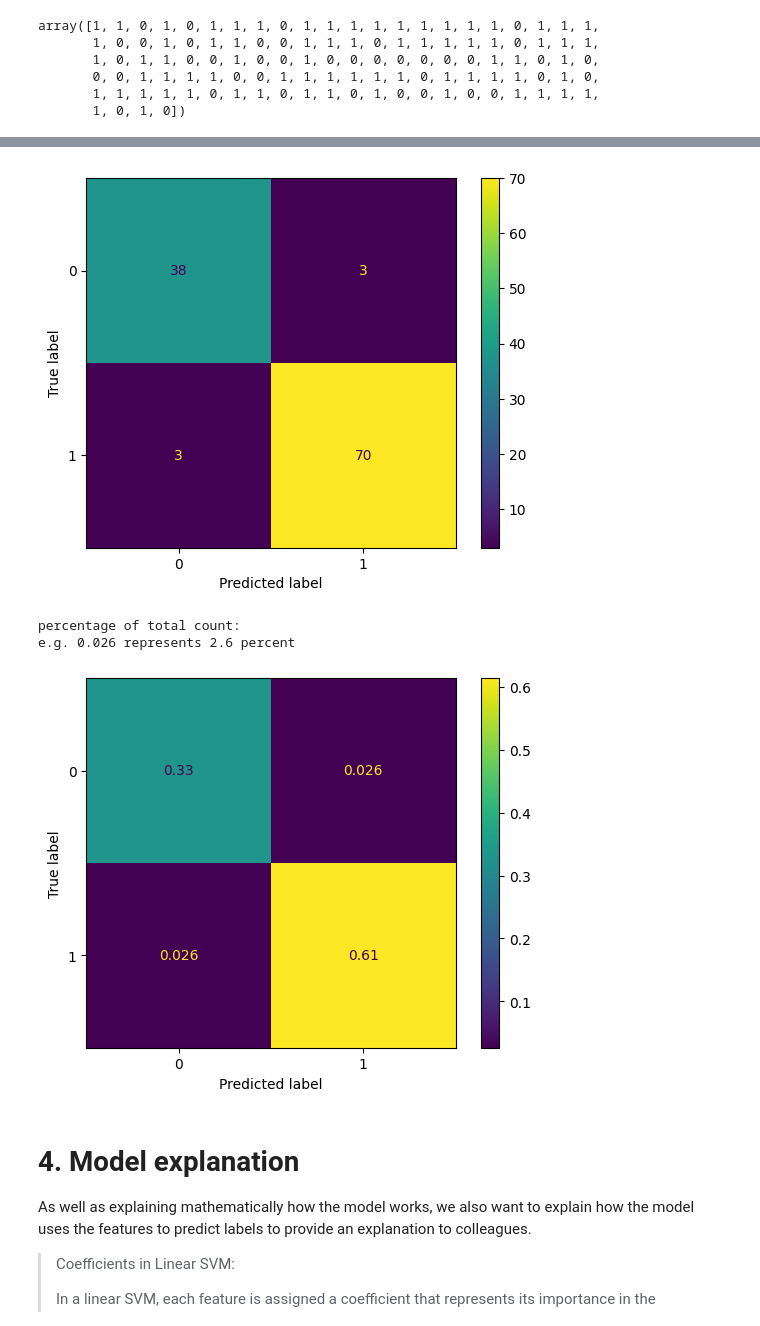
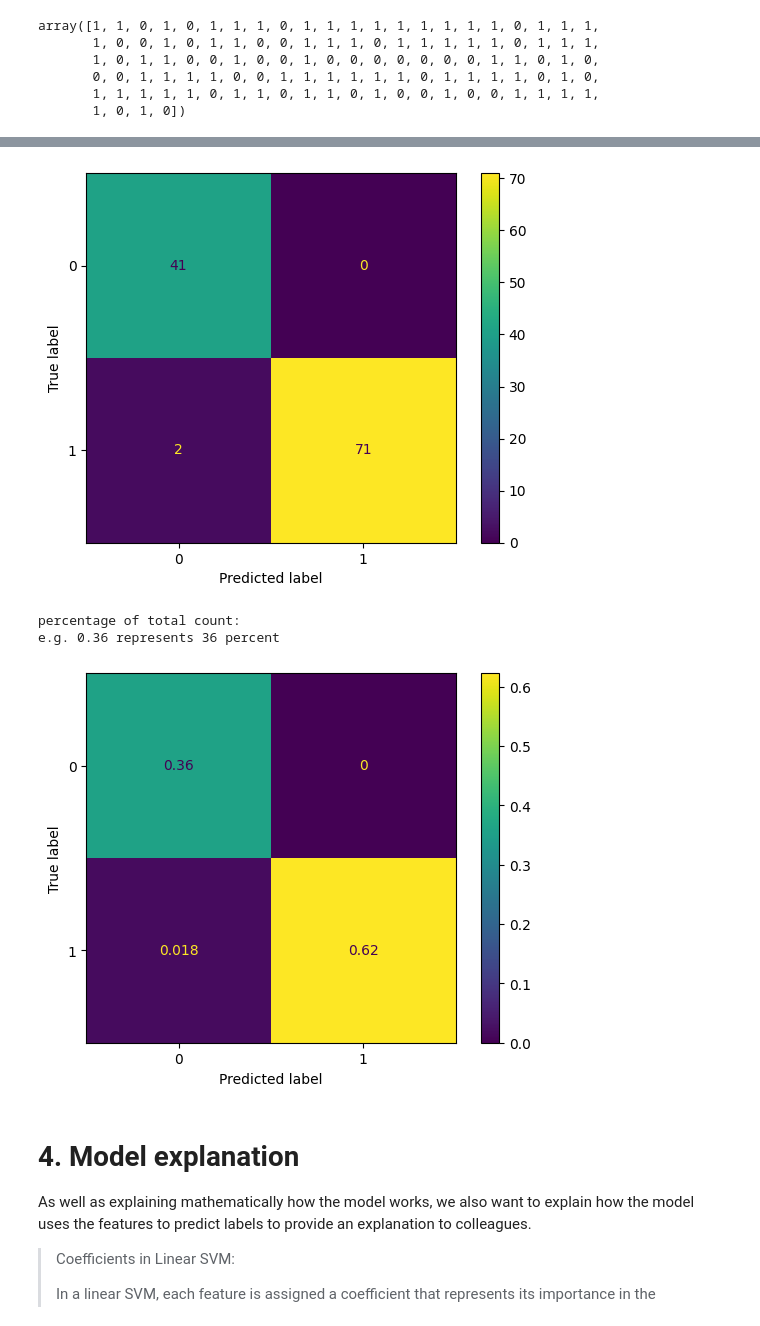
Before and after one commit to LearnTech-ssam/techtalk_aimodel, a Jupyter notebook: Tech_Talk_AI_Model.ipynb, the cells around one changed output, grey strips where cells are left out. Cells and saved outputs as stored; diff of their text form; code cells hidden in the pictures.

```diff
--- a/Tech_Talk_AI_Model.ipynb
+++ b/Tech_Talk_AI_Model.ipynb
@@ -479,16 +479,10 @@ More information about this algorithm and its hyperparameters can be found throu
 - https://www.analyticsvidhya.com/blog/2021/04/insight-into-svm-support-vector-machine-along-with-code/
 - https://link.springer.com/protocol/10.1007/978-1-60327-241-4_13 (if you are able to gain access)
 # %%
-# the model is only trained from the train set
+# the model is only trained from the scaled train set
 # we use the chosen random state to make sure that our results are replicatable
 # we only need one line to train the model!
-linear_svc_model = LinearSVC(random_state=chosen_random_state).fit(x_train, y_train)
-
-# note if run in Kaggle, it might output the following error:
-# "/opt/conda/lib/python3.10/site-packages/sklearn/svm/_base.py:1244: ConvergenceWarning: Liblinear failed to converge, increase the number of iterations. warnings.warn("
-# this error means that the best performing model has not been obtained.
-# this can be due to many reasons. A possible reason could be computational environment.
-# This code was also run on a laptop and the error was not shown. Kaggle may have computational restrictions and stops training when it hits the limit.
+linear_svc_model = LinearSVC(random_state=chosen_random_state).fit(x_train_robust_scaled, y_train)
 # %% [markdown]
 # 3. Model evaluation
 
@@ -531,3 +527,5 @@ array([1, 1, 0, 1, 0, 1, 1, 1, 0, 1, 1, 1, 1, 1, 1, 1, 1, 1, 0, 1, 1, 1,
+# %%
+x_test_robust_scaled = robust_scaler.transform(x_test)
 # %%
 # using the trained model AND the test set, these show the predictions for the test set
 print("predicted labels:")
@@ -543,21 +541,21 @@ array([1, 1, 0, 1, 0, 1, 1, 1, 0, 1, 1, 1, 1, 1, 1, 1, 1, 1, 0, 1, 1, 1,
        1, 0, 1, 0])
 # %%
 # this is a chart of the confusion matrix
-ConfusionMatrixDisplay.from_estimator(linear_svc_model, x_test, y_test)
+ConfusionMatrixDisplay.from_estimator(linear_svc_model, x_test_robust_scaled, y_test)
 plt.show()
 # %% [output]
-[figure, old version]
+[figure, new version]
 # %%
 # this is a chart of the confusion matrix but displayed as a percentage of the total number of items
 print("""percentage of total count:
-e.g. 0.026 represents 2.6 percent""")
+e.g. 0.36 represents 36 percent""")
 
-ConfusionMatrixDisplay.from_estimator(linear_svc_model, x_test, y_test, normalize="all")
+ConfusionMatrixDisplay.from_estimator(linear_svc_model, x_test_robust_scaled, y_test, normalize="all")
 plt.show()
 # %% [output]
 percentage of total count:
-e.g. 0.026 represents 2.6 percent
+e.g. 0.36 represents 36 percent
-[figure, old version]
+[figure, new version]
 # %% [markdown]
 # 4. Model explanation
 
```
Also changed, not shown: parts of 7 cells of this notebook, 1 other file.
